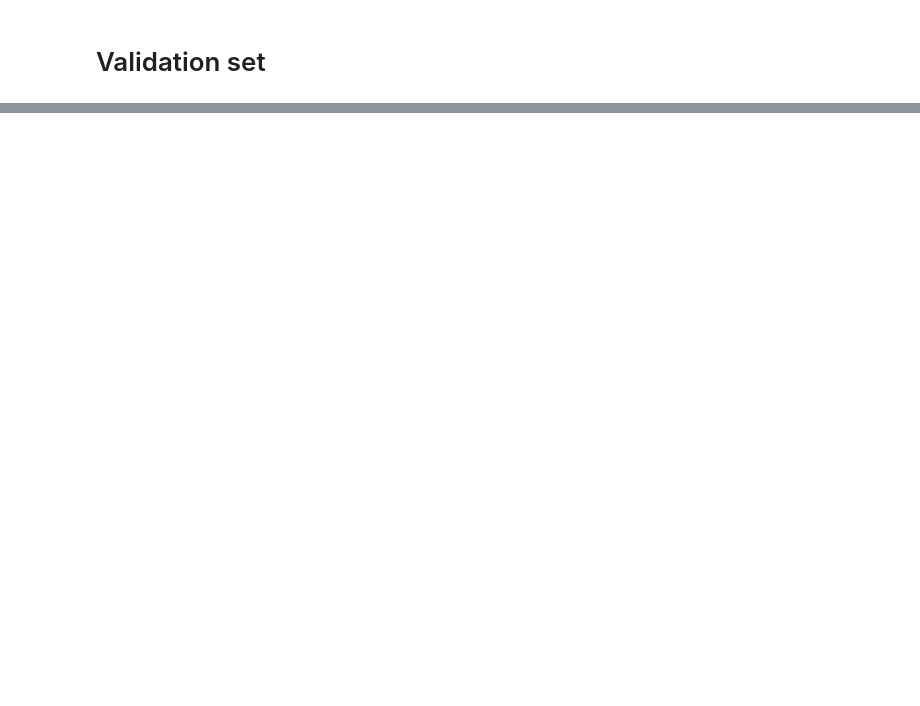
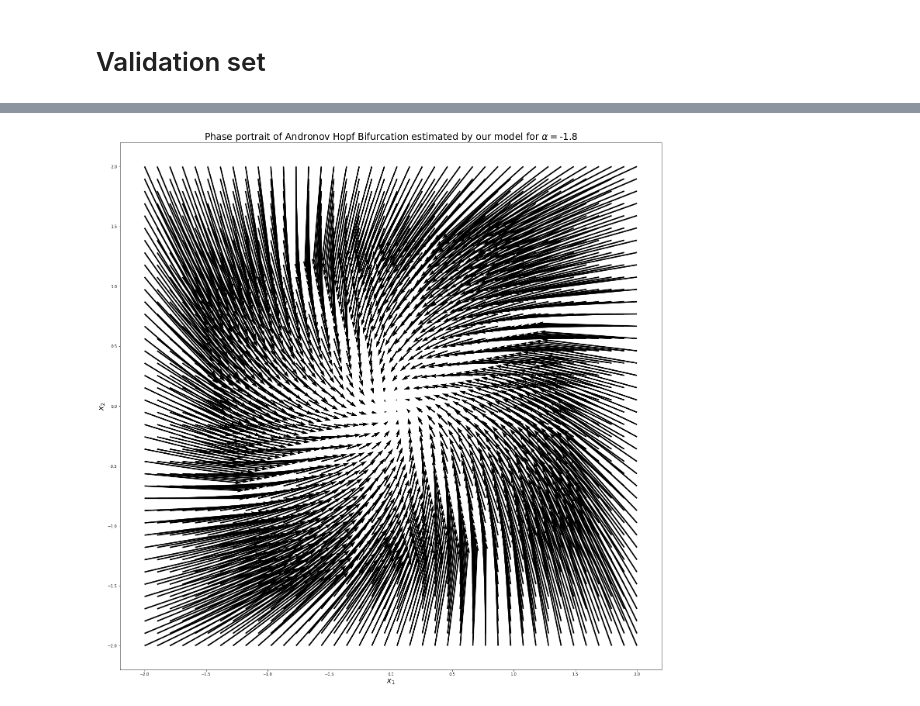
Before and after one commit to mlcms-SS22-Group-A/mlcms-SS22-Group-A, a Jupyter notebook: Euler.ipynb, the cells around one changed output, grey strips where cells are left out. Saved outputs shown, nothing was run; the diff lists cells and outputs as text; code cells hidden in the pictures; blank space fills up the shorter version.

```diff
--- a/Euler.ipynb
+++ b/Euler.ipynb
@@ -108,0 +106,6 @@ Score of the Model after training: 107.90617343571199
+# %%
+trainer = pl.Trainer(
+    max_epochs=100,
+    log_every_n_steps=5,
+    gpus=1 if torch.cuda.is_available() else None
+)
@@ -108,0 +117,2 @@ Score of the Model after training: 107.90617343571199
+# %%
+trainer.fit(model_rk, train_dataloader)
@@ -112,0 +159,4 @@ compute_and_plot_phase_portrait(model, -1.8, True, save_prefix + "_phase_portrai
+# %%
+compute_and_plot_phase_portrait(model_rk, -1.8, save_fig, save_prefix + "rk_phase_portrait.png")
+# %% [output]
+[figure, added]
```
Also changed, not shown: parts of 17 cells of this notebook, 4 other files.
